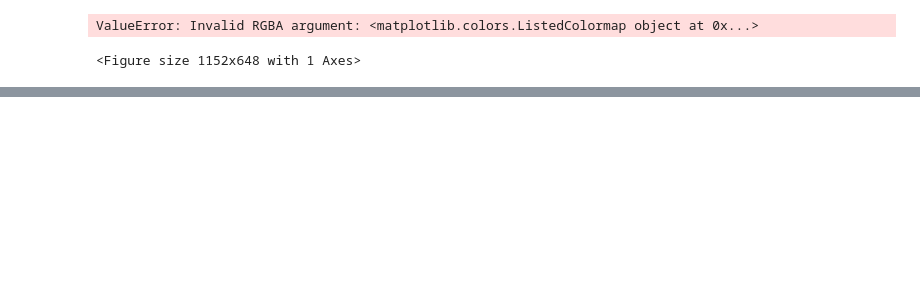
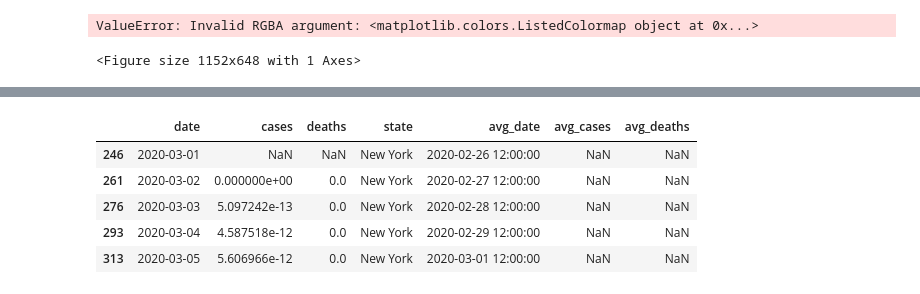
Before and after one commit to watsona4/jupyter_notebooks, a Jupyter notebook: COVID Comparisons.ipynb, the cells around one changed output, grey strips where cells are left out. Cells and saved outputs as stored; diff of their text form; code cells hidden in the pictures; blank space fills up the shorter version.

```diff
--- a/COVID Comparisons.ipynb
+++ b/COVID Comparisons.ipynb
@@ -232,0 +250,43 @@ bars.opts(opts.Bars(width=800, height=400, tools=['hover'], xrotation=90, show_l
+# %%
+def population(region):
+    pop_entry = pop_data[pop_data['NAME'] == region]
+    pop = int(pop_entry.values[0][2])
+    return pop
+# %%
+def make_dataset(state_list, per_capita=False):
+
+    by_state = pd.DataFrame(columns=['date', 'cases', 'deaths', 'state'])
+
+    for i, state_name in enumerate(state_list):
+
+        subset = states_data[states_data['state'] == state_name]
+
+        arr_df = pd.DataFrame({'date': subset['date'],
+                               'avg_date': subset['date'] - np.timedelta64(84, 'h'),
+                               'cases': subset['cases'].diff(),
+                               'avg_cases': subset['cases'].diff().rolling(7).mean(),
+                               'deaths': subset['deaths'].diff(),
+                               'avg_deaths': subset['deaths'].diff().rolling(7).mean()})
+
+        arr_df['state'] = state_name
+
+        if per_capita:
+            pop = population(state_name)
+            arr_df['cases'] /= pop * 100000
+            arr_df['avg_cases'] /= pop * 100000
+            arr_df['deaths'] /= pop * 100000
+            arr_df['avg_deaths'] /= pop * 100000
+
+        by_state = by_state.append(arr_df)
+
+    return by_state.sort_values(['state', 'date'])
+# %%
+by_state = make_dataset(['New York'], True)
+by_state.head()
+# %% [output]
+|  | date | cases | deaths | state | avg_date | avg_cases | avg_deaths |
+| 246 | 2020-03-01 | NaN | NaN | New York | 2020-02-26 12:00:00 | NaN | NaN |
+| 261 | 2020-03-02 | 0.000000e+00 | 0.0 | New York | 2020-02-27 12:00:00 | NaN | NaN |
+| 276 | 2020-03-03 | 5.097242e-13 | 0.0 | New York | 2020-02-28 12:00:00 | NaN | NaN |
+| 293 | 2020-03-04 | 4.587518e-12 | 0.0 | New York | 2020-02-29 12:00:00 | NaN | NaN |
+| 313 | 2020-03-05 | 5.606966e-12 | 0.0 | New York | 2020-03-01 12:00:00 | NaN | NaN |
```
Also changed, not shown: parts of 14 cells of this notebook.
